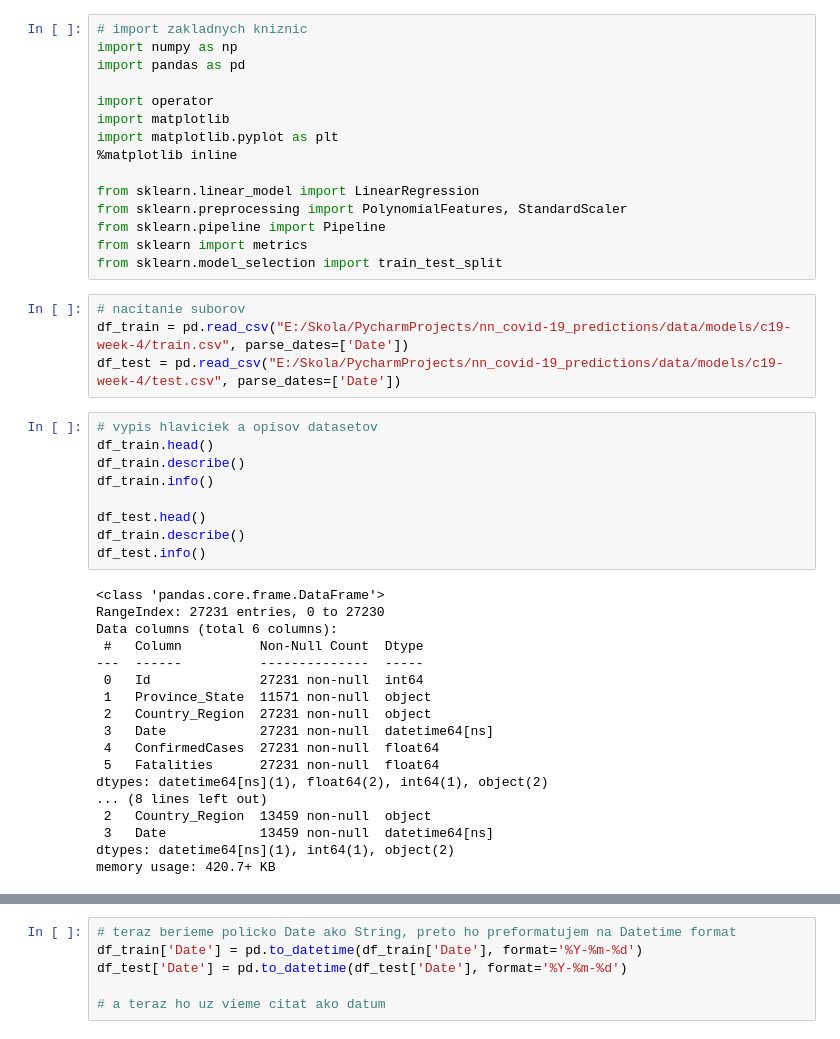
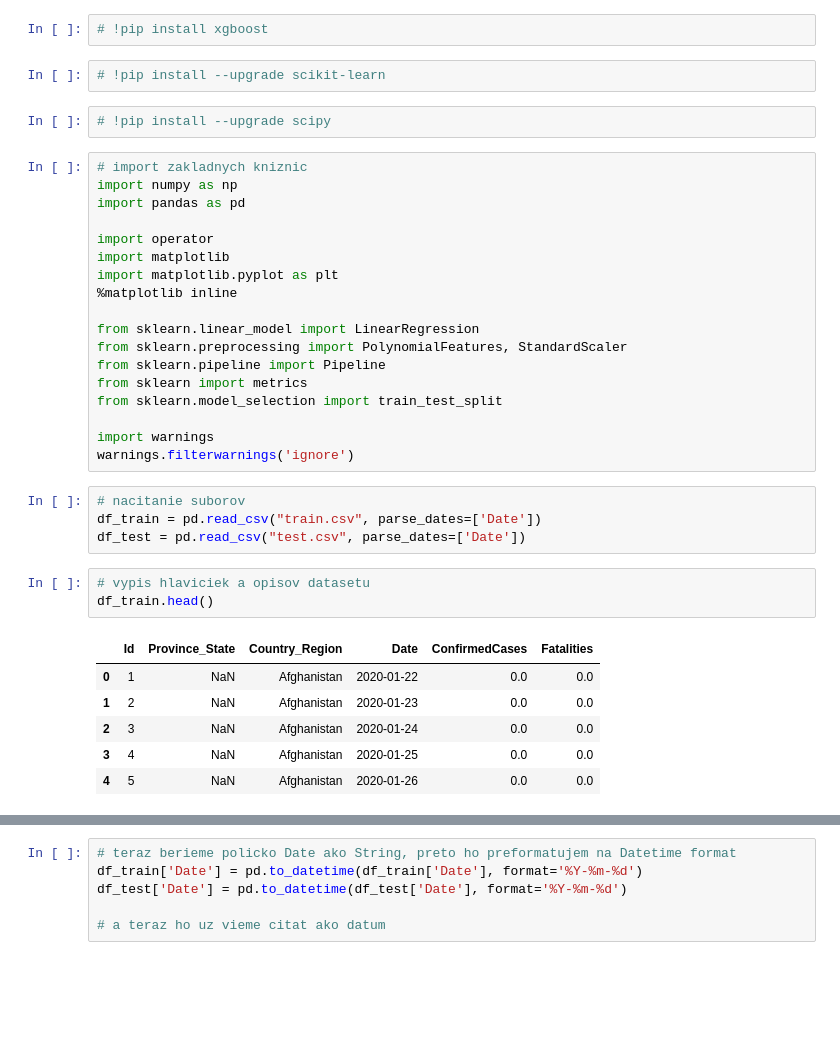
Before and after one commit to ksteflovic/NN_Covid-19_Predictions, a Jupyter notebook: src/notebooks/neural_network/notebook_covid-19.ipynb, the cells around one changed output, grey strips where cells are left out. Drawn from its saved outputs; the diff is of its cells as text; blank space fills up the shorter version.

```diff
--- a/src/notebooks/neural_network/notebook_covid-19.ipynb
+++ b/src/notebooks/neural_network/notebook_covid-19.ipynb
@@ -1,3 +6,9 @@
+# %%
+# !pip install xgboost
+# %%
+# !pip install --upgrade scikit-learn
+# %%
+# !pip install --upgrade scipy
 # %%
 # import zakladnych kniznic
 import numpy as np
@@ -13,34 +24,20 @@ from sklearn.preprocessing import PolynomialFeatures, StandardScaler
 from sklearn.pipeline import Pipeline
 from sklearn import metrics
 from sklearn.model_selection import train_test_split
+
+import warnings
+warnings.filterwarnings('ignore')
 # %%
 # nacitanie suborov
-df_train = pd.read_csv("E:/Skola/PycharmProjects/nn_covid-19_predictions/data/models/c19-week-4/train.csv", parse_dates=['Date'])
-df_test = pd.read_csv("E:/Skola/PycharmProjects/nn_covid-19_predictions/data/models/c19-week-4/test.csv", parse_dates=['Date'])
+df_train = pd.read_csv("train.csv", parse_dates=['Date'])
+df_test = pd.read_csv("test.csv", parse_dates=['Date'])
 # %%
-# vypis hlaviciek a opisov datasetov
+# vypis hlaviciek a opisov datasetu
 df_train.head()
-df_train.describe()
-df_train.info()
-
-df_test.head()
-df_train.describe()
-df_test.info()
 # %% [output]
-<class 'pandas.core.frame.DataFrame'>
-RangeIndex: 27231 entries, 0 to 27230
-Data columns (total 6 columns):
- #   Column          Non-Null Count  Dtype
----  ------          --------------  -----
- 0   Id              27231 non-null  int64
- 1   Province_State  11571 non-null  object
- 2   Country_Region  27231 non-null  object
- 3   Date            27231 non-null  datetime64[ns]
- 4   ConfirmedCases  27231 non-null  float64
- 5   Fatalities      27231 non-null  float64
-dtypes: datetime64[ns](1), float64(2), int64(1), object(2)
-... (8 lines left out)
- 2   Country_Region  13459 non-null  object
- 3   Date            13459 non-null  datetime64[ns]
-dtypes: datetime64[ns](1), int64(1), object(2)
-memory usage: 420.7+ KB
+|  | Id | Province_State | Country_Region | Date | ConfirmedCases | Fatalities |
+| 0 | 1 | NaN | Afghanistan | 2020-01-22 | 0.0 | 0.0 |
+| 1 | 2 | NaN | Afghanistan | 2020-01-23 | 0.0 | 0.0 |
+| 2 | 3 | NaN | Afghanistan | 2020-01-24 | 0.0 | 0.0 |
+| 3 | 4 | NaN | Afghanistan | 2020-01-25 | 0.0 | 0.0 |
+| 4 | 5 | NaN | Afghanistan | 2020-01-26 | 0.0 | 0.0 |
```
Also changed, not shown: parts of 13 cells of this notebook.
